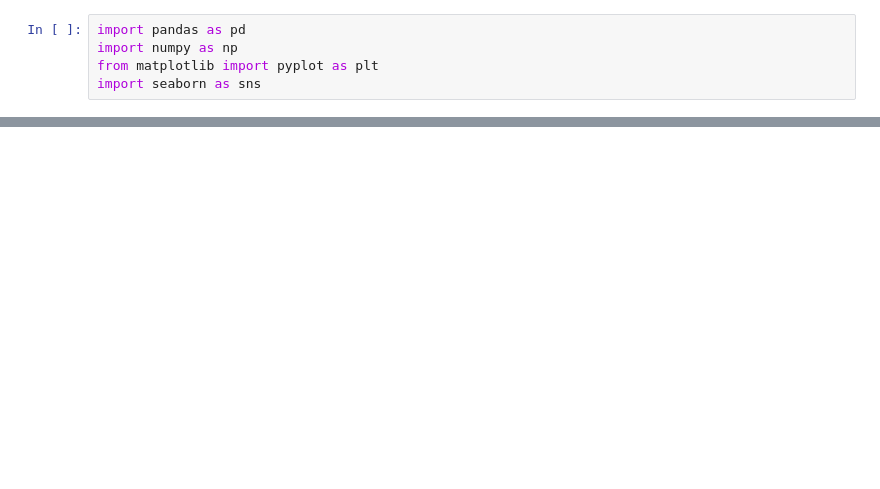
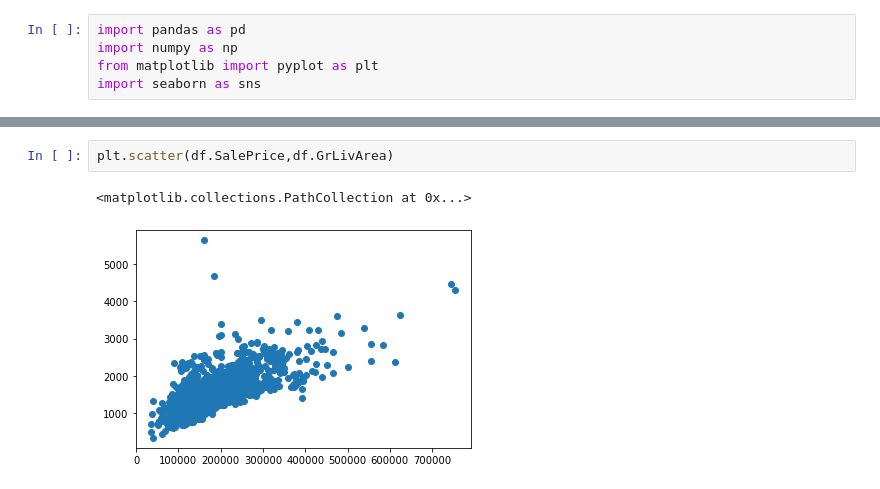
Before and after one commit to hiteshwarsingh1/Housing-Price, a Jupyter notebook: project.ipynb, the cells around one changed output, grey strips where cells are left out. Saved outputs shown, nothing was run; the diff lists cells and outputs as text; blank space fills up the shorter version.

```diff
--- a/project.ipynb
+++ b/project.ipynb
@@ -102,0 +276,5 @@ model3.score(X_test,Y_test)
+# %%
+plt.scatter(df.SalePrice,df.GrLivArea)
+# %% [output]
+<matplotlib.collections.PathCollection at 0x...>
+[figure, added]
```
Also changed, not shown: parts of 46 cells of this notebook.
